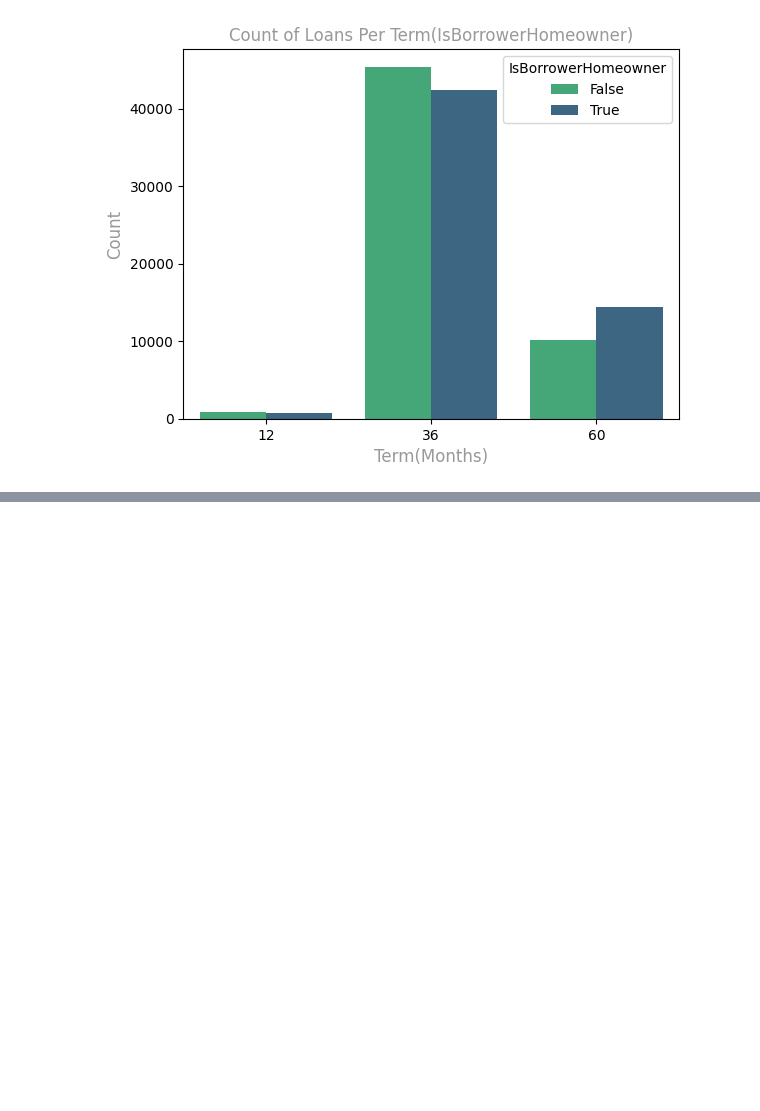
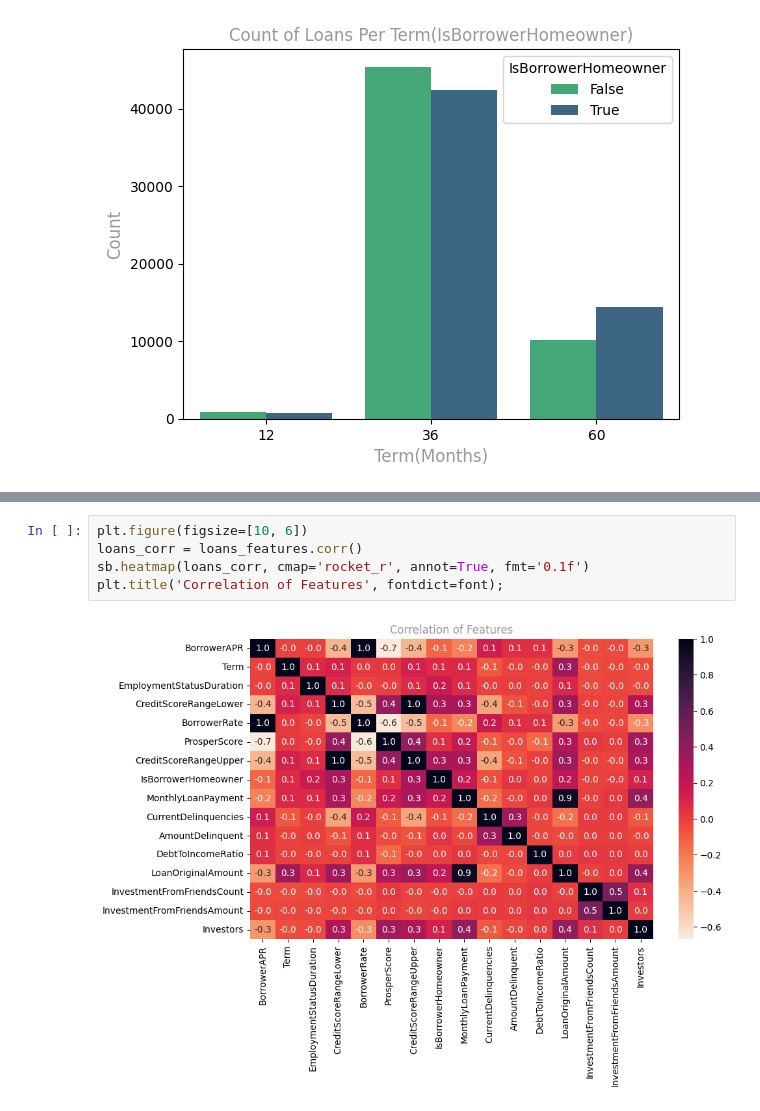
Before and after one commit to MmakolaMC/data_viz, a Jupyter notebook: Part_I_exploration_template.ipynb, the cells around one changed output, grey strips where cells are left out. Drawn from its saved outputs; the diff is of its cells as text; blank space fills up the shorter version.

```diff
--- a/Part_I_exploration_template.ipynb
+++ b/Part_I_exploration_template.ipynb
@@ -423,0 +461,7 @@ the quote-formatted guide notes like this one before you finish your report!
+# %%
+plt.figure(figsize=[10, 6])
+loans_corr = loans_features.corr()
+sb.heatmap(loans_corr, cmap='rocket_r', annot=True, fmt='0.1f')
+plt.title('Correlation of Features', fontdict=font);
+# %% [output]
+[figure, added]
```
Also changed, not shown: parts of 34 cells of this notebook, 4 other files.
